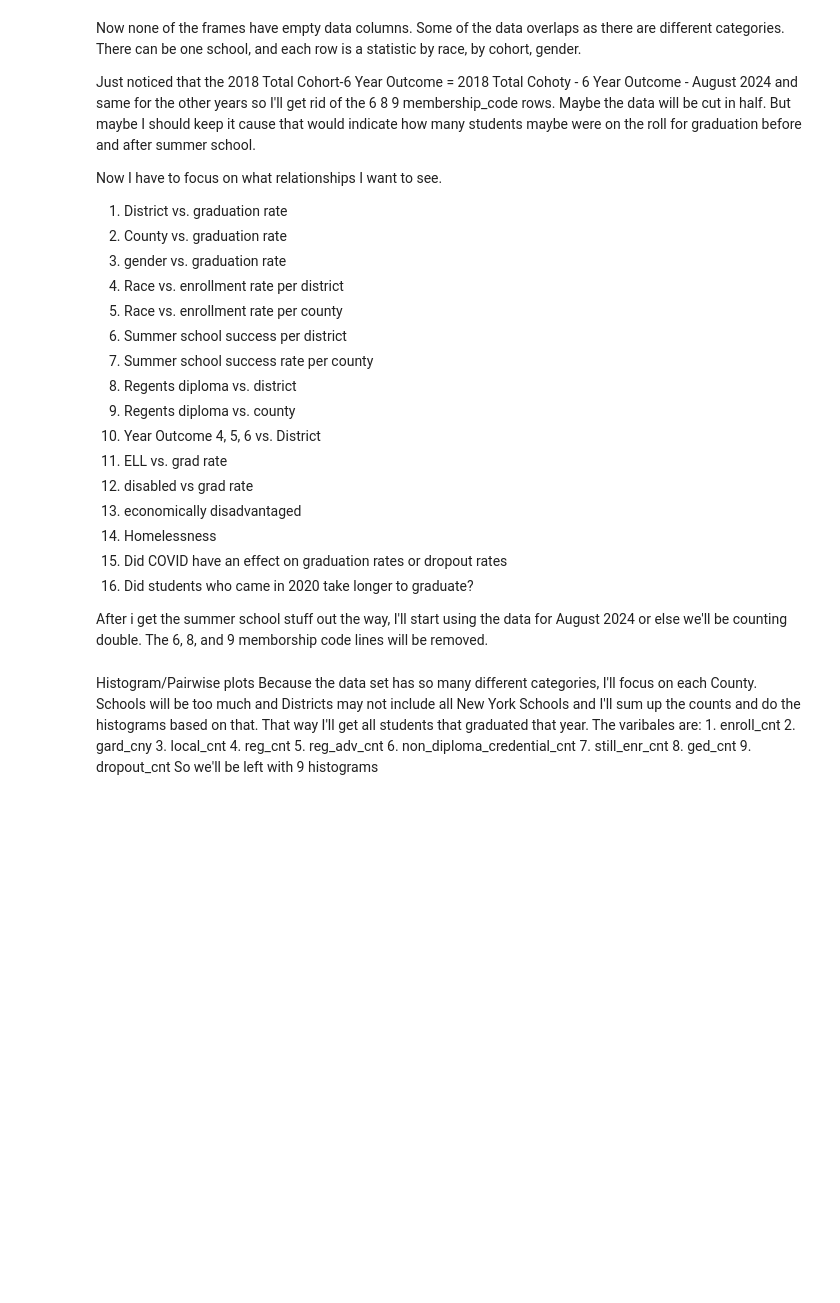
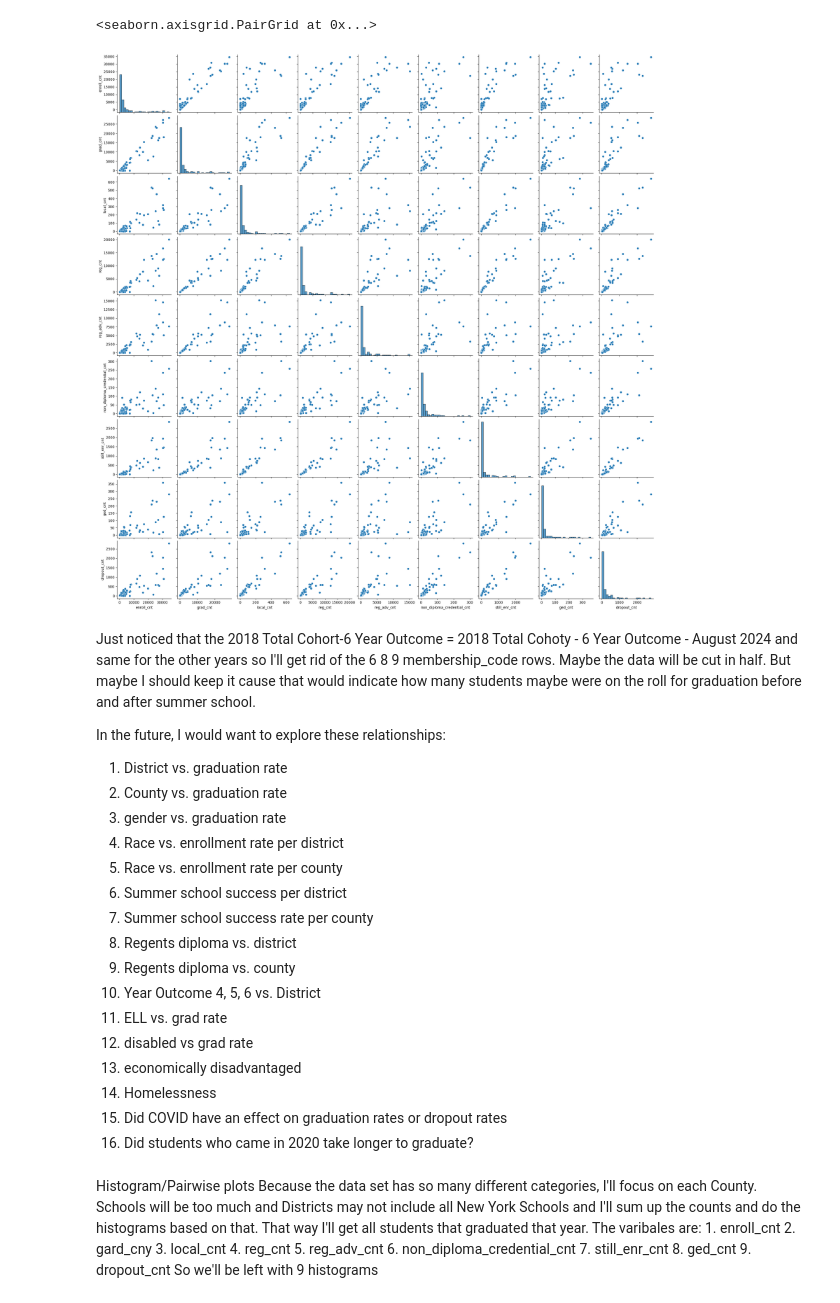
Before and after one commit to datasheng/CSC460-Fatoumata_Drammeh, a Jupyter notebook: HW4/EDA.ipynb, the cells around one changed output. Drawn from its saved outputs; the diff is of its cells as text; code cells hidden in the pictures; blank space fills up the shorter version.

```diff
--- a/HW4/EDA.ipynb
+++ b/HW4/EDA.ipynb
@@ -80,10 +125,12 @@ dtype: int64
+# %%
+sns.pairplot(data=gender_df, vars=numeric_colNames)
+# %% [output]
+<seaborn.axisgrid.PairGrid at 0x...>
+[figure, added]
 # %% [markdown]
-Now none of the frames have empty data columns.
-Some of the data overlaps as there are different categories. There can be one school, and each row is a statistic by race, by cohort, gender.
-
 Just noticed that the 2018 Total Cohort-6 Year Outcome = 2018 Total Cohoty - 6 Year Outcome - August 2024 and same for the other years so I'll get rid of the 6 8 9 membership_code rows. Maybe the data will be cut in half. But maybe I should keep it cause that would indicate how many students maybe were on the roll for graduation before and after summer school.
 
-Now I have to focus on what relationships I want to see.
+In the future, I would want to explore these relationships:
 1. District vs. graduation rate
 2. County vs. graduation rate
 3. gender vs. graduation rate
@@ -100,8 +147,6 @@ Now I have to focus on what relationships I want to see.
 14. Homelessness
 15. Did COVID have an effect on graduation rates or dropout rates
 16. Did students who came in 2020 take longer to graduate?
-
-After i get the summer school stuff out the way, I'll start using the data for August 2024 or else we'll be counting double. The 6, 8, and 9 memborship code lines will be removed.
 # %% [markdown]
 Histogram/Pairwise plots
 Because the data set has so many different categories, I'll focus on each County. Schools will be too much and Districts may not include all New York Schools and  I'll sum up the counts and do the histograms based on that. That way I'll get all students that graduated that year. The varibales are:
```
Also changed, not shown: parts of 10 cells of this notebook.
